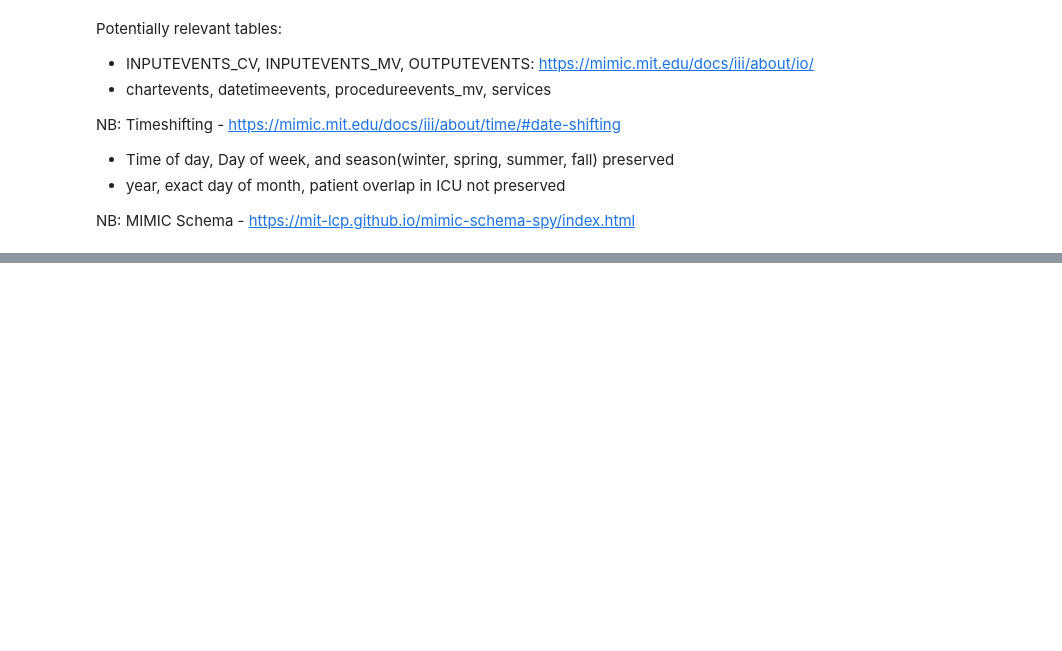
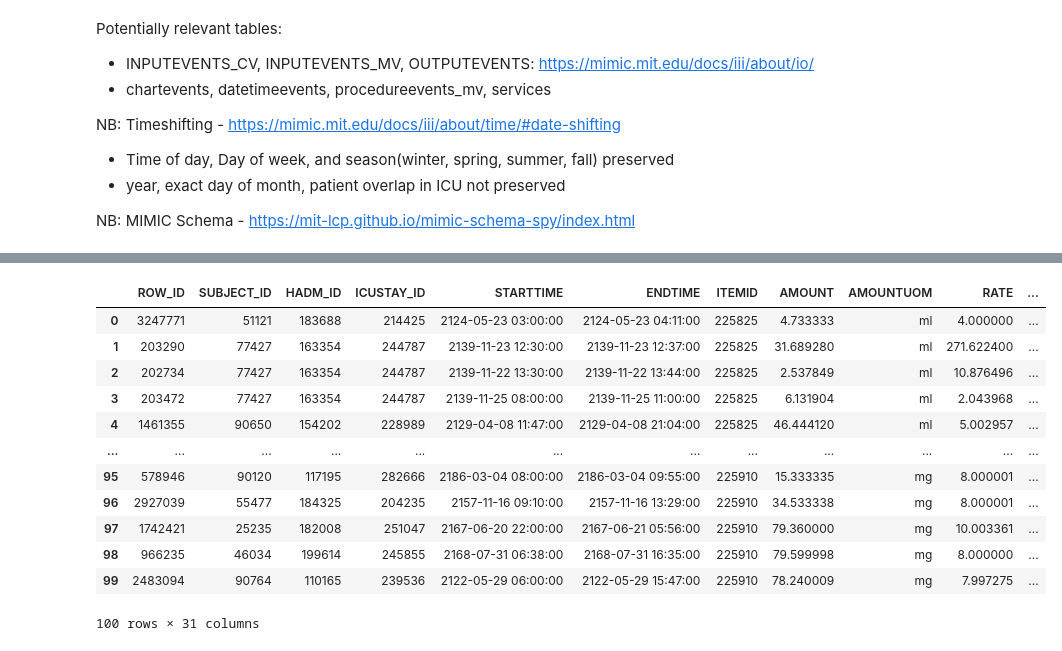
Before and after one commit to kmorhun/tranfusion-reactions, a Jupyter notebook: exploratory_data_analysis/eda_kat.ipynb, the cells around one changed output, grey strips where cells are left out. Drawn from its saved outputs; the diff is of its cells as text; code cells hidden in the pictures; blank space fills up the shorter version.

```diff
--- a/exploratory_data_analysis/eda_kat.ipynb
+++ b/exploratory_data_analysis/eda_kat.ipynb
@@ -7,11 +7,20 @@
 5. What's the average/most extreme body temp difference between the start of transfusion end of transfusion? After 2 hrs? After 4? 8? 24?
 6. Characterise the clinicians notes for admittances that were for blood transfusions.
 # %%
+import os
+import pandas as pd
 from dotenv import load_dotenv
-import os
 from google.cloud import bigquery
+pd.set_option('display.max_rows', None)    # Show all rows
+
 
 
 load_dotenv()
 query_path = os.environ.get('BASE_QUERY_PATH')
 client = bigquery.Client(os.environ.get('BIGQUERY_PROJECT_NAME'))
+# %%
+with open(f"{query_path}/scratch.sql", 'r') as file:
+    query = file.read()
+
+results = client.query(query).to_dataframe()
+results
@@ -29,9 +56,13 @@ NB: Timeshifting - https://mimic.mit.edu/docs/iii/about/time/#date-shifting
 NB: MIMIC Schema - https://mit-lcp.github.io/mimic-schema-spy/index.html
 # %%
 # get the types of items that can be administered to a patient
-with open(f"{query_path}/types_of_items.sql", 'r') as file:
-    query = file.read()
+with open(f"{query_path}/types_of_items_cv.sql", 'r') as file:
+    query_cv = file.read()
+with open(f"{query_path}/types_of_items_mv.sql", 'r') as file:
+    query_mv = file.read()
 
-results = client.query(query).to_dataframe()
-print(results)
+results_cv = client.query(query_cv).to_dataframe()
+print(results_cv)
+results_mv = client.query(query_mv).to_dataframe()
+results_mv
 # %% [output]
@@ -44,0 +88,7 @@ print(results)
+# %%
+#found category 'Blood Products/Colloids'
+with open(f"{query_path}/all_blood_products.sql", 'r') as file:
+    query = file.read()
+
+results = client.query(query).to_dataframe()
+results
@@ -44,0 +113,23 @@ print(results)
+# %%
+# as per our esteemed clinician's advice, we will use the following blood products:
+chosen_blood_products_mv = (225168, 225170, 225171, 227070, 227071, 227072, 220970, 227532, 226367, 226368, 226369, 226371)
+chosen_blood_products_cv = (30179, 30001, 30004, 30005, 30180)
+with open(f"{query_path}/count_blood_inputs.sql", 'r') as file:
+    query = file.read()
+
+results = client.query(query).to_dataframe()
+results
+# %% [output]
+|  | ROW_ID | SUBJECT_ID | HADM_ID | ICUSTAY_ID | STARTTIME | ENDTIME | ITEMID | AMOUNT | AMOUNTUOM | RATE | ... |
+| 0 | 3247771 | 51121 | 183688 | 214425 | 2124-05-23 03:00:00 | 2124-05-23 04:11:00 | 225825 | 4.733333 | ml | 4.000000 | ... |
+| 1 | 203290 | 77427 | 163354 | 244787 | 2139-11-23 12:30:00 | 2139-11-23 12:37:00 | 225825 | 31.689280 | ml | 271.622400 | ... |
+| 2 | 202734 | 77427 | 163354 | 244787 | 2139-11-22 13:30:00 | 2139-11-22 13:44:00 | 225825 | 2.537849 | ml | 10.876496 | ... |
+| 3 | 203472 | 77427 | 163354 | 244787 | 2139-11-25 08:00:00 | 2139-11-25 11:00:00 | 225825 | 6.131904 | ml | 2.043968 | ... |
+| 4 | 1461355 | 90650 | 154202 | 228989 | 2129-04-08 11:47:00 | 2129-04-08 21:04:00 | 225825 | 46.444120 | ml | 5.002957 | ... |
+| ... | ... | ... | ... | ... | ... | ... | ... | ... | ... | ... | ... |
+| 95 | 578946 | 90120 | 117195 | 282666 | 2186-03-04 08:00:00 | 2186-03-04 09:55:00 | 225910 | 15.333335 | mg | 8.000001 | ... |
+| 96 | 2927039 | 55477 | 184325 | 204235 | 2157-11-16 09:10:00 | 2157-11-16 13:29:00 | 225910 | 34.533338 | mg | 8.000001 | ... |
+| 97 | 1742421 | 25235 | 182008 | 251047 | 2167-06-20 22:00:00 | 2167-06-21 05:56:00 | 225910 | 79.360000 | mg | 10.003361 | ... |
+| 98 | 966235 | 46034 | 199614 | 245855 | 2168-07-31 06:38:00 | 2168-07-31 16:35:00 | 225910 | 79.599998 | mg | 8.000000 | ... |
+| 99 | 2483094 | 90764 | 110165 | 239536 | 2122-05-29 06:00:00 | 2122-05-29 15:47:00 | 225910 | 78.240009 | mg | 7.997275 | ... |
+100 rows × 31 columns
```
Also changed, not shown: parts of 3 cells of this notebook, 6 other files.
